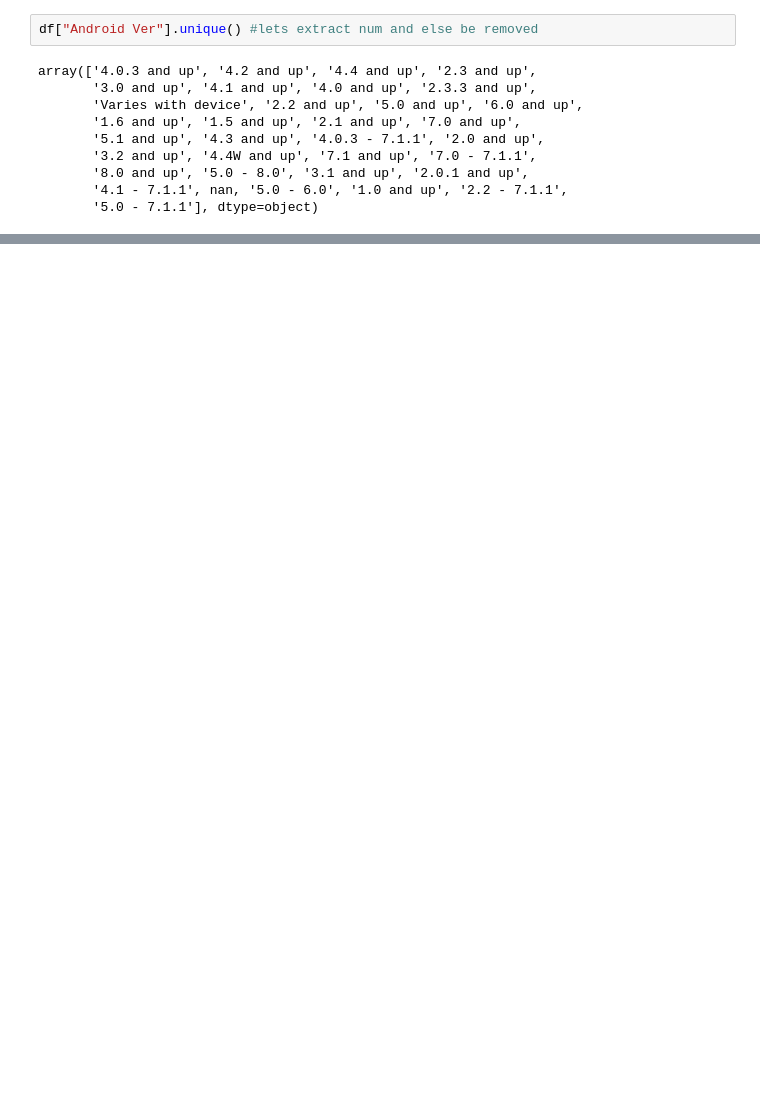
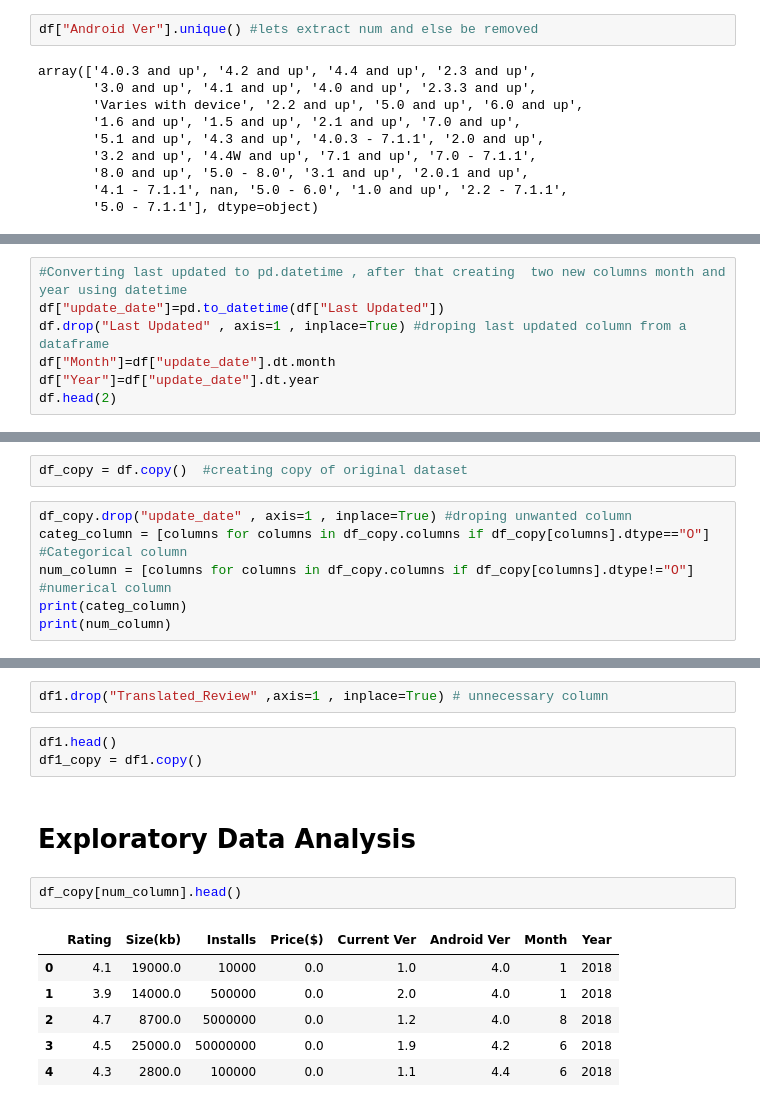
Before and after one commit to RJSINGH64/google_playstore, a Jupyter notebook: google_research.ipynb, the cells around one changed output, grey strips where cells are left out. Cells and saved outputs as stored; diff of their text form; blank space fills up the shorter version.

```diff
--- a/google_research.ipynb
+++ b/google_research.ipynb
@@ -266,0 +394,7 @@ KeyError: 'Andriod Ver'
+# %%
+#Converting last updated to pd.datetime , after that creating  two new columns month and year using datetime
+df["update_date"]=pd.to_datetime(df["Last Updated"])
+df.drop("Last Updated" , axis=1 , inplace=True) #droping last updated column from a dataframe
+df["Month"]=df["update_date"].dt.month
+df["Year"]=df["update_date"].dt.year
+df.head(2)
@@ -266,0 +428,8 @@ KeyError: 'Andriod Ver'
+# %%
+df_copy = df.copy()  #creating copy of original dataset
+# %%
+df_copy.drop("update_date" , axis=1 , inplace=True) #droping unwanted column
+categ_column = [columns for columns in df_copy.columns if df_copy[columns].dtype=="O"] #Categorical column
+num_column = [columns for columns in df_copy.columns if df_copy[columns].dtype!="O"] #numerical column
+print(categ_column)
+print(num_column)
@@ -266,0 +530,16 @@ KeyError: 'Andriod Ver'
+# %%
+df1.drop("Translated_Review" ,axis=1 , inplace=True) # unnecessary column
+# %%
+df1.head()
+df1_copy = df1.copy()
+# %% [markdown]
+# **Exploratory Data Analysis**
+# %%
+df_copy[num_column].head()
+# %% [output]
+|  | Rating | Size(kb) | Installs | Price($) | Current Ver | Android Ver | Month | Year |
+| 0 | 4.1 | 19000.0 | 10000 | 0.0 | 1.0 | 4.0 | 1 | 2018 |
+| 1 | 3.9 | 14000.0 | 500000 | 0.0 | 2.0 | 4.0 | 1 | 2018 |
+| 2 | 4.7 | 8700.0 | 5000000 | 0.0 | 1.2 | 4.0 | 8 | 2018 |
+| 3 | 4.5 | 25000.0 | 50000000 | 0.0 | 1.9 | 4.2 | 6 | 2018 |
+| 4 | 4.3 | 2800.0 | 100000 | 0.0 | 1.1 | 4.4 | 6 | 2018 |
```
Also changed, not shown: parts of 48 cells of this notebook.
